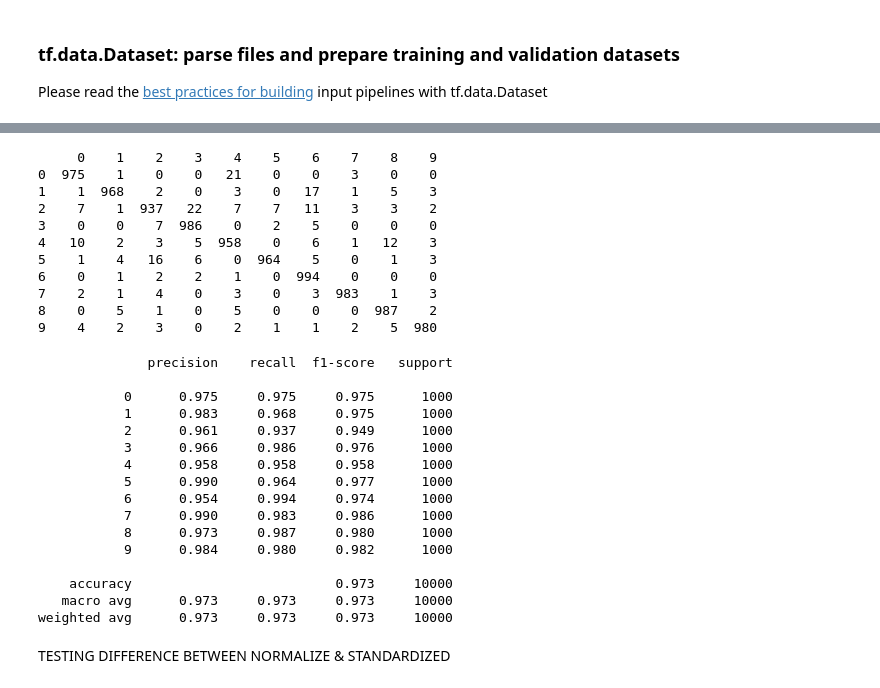
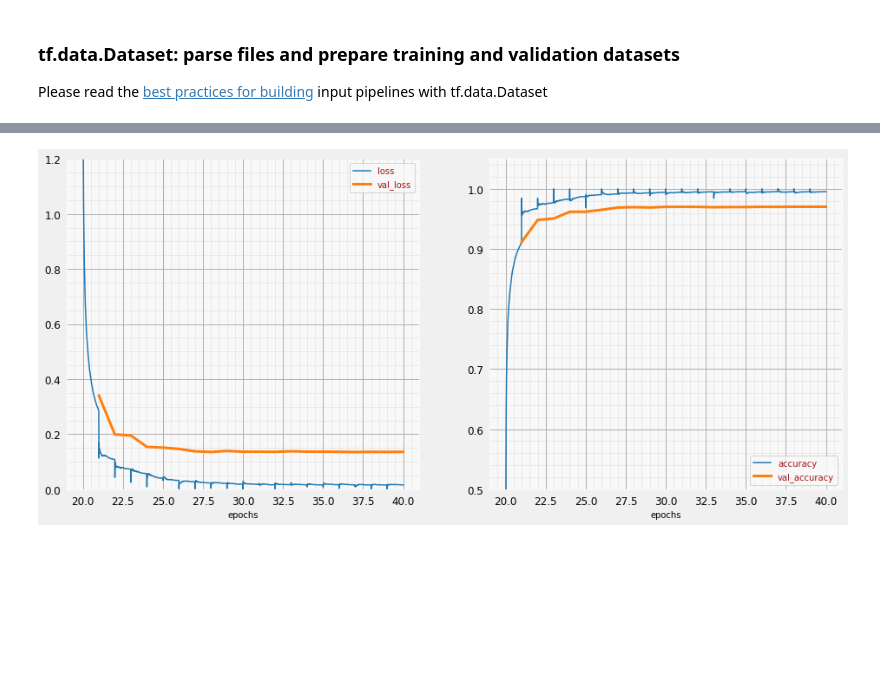
Before and after one commit to ChristianQian/Kuzushiji, a Jupyter notebook: keras_05_mnist_batch_norm.ipynb, the cells around one changed output, grey strips where cells are left out. Saved outputs shown, nothing was run; the diff lists cells and outputs as text; code cells hidden in the pictures; blank space fills up the shorter version.

```diff
--- a/keras_05_mnist_batch_norm.ipynb
+++ b/keras_05_mnist_batch_norm.ipynb
@@ -379,38 +660,8 @@ predicted_labels = np.argmax(probabilities, axis=1)
-# %%
-print(pd.DataFrame(metrics.confusion_matrix(valid_lab, predicted_labels)))
-# %% [output]
-     0    1    2    3    4    5    6    7    8    9
-0  975    1    0    0   21    0    0    3    0    0
-1    1  968    2    0    3    0   17    1    5    3
-2    7    1  937   22    7    7   11    3    3    2
-3    0    0    7  986    0    2    5    0    0    0
-4   10    2    3    5  958    0    6    1   12    3
-5    1    4   16    6    0  964    5    0    1    3
-6    0    1    2    2    1    0  994    0    0    0
-7    2    1    4    0    3    0    3  983    1    3
-8    0    5    1    0    5    0    0    0  987    2
-9    4    2    3    0    2    1    1    2    5  980
-# %%
-print(metrics.classification_report(valid_lab, predicted_labels, digits=3))
-# %% [output]
-              precision    recall  f1-score   support
-
-           0      0.975     0.975     0.975      1000
-           1      0.983     0.968     0.975      1000
-           2      0.961     0.937     0.949      1000
-           3      0.966     0.986     0.976      1000
-           4      0.958     0.958     0.958      1000
-           5      0.990     0.964     0.977      1000
-           6      0.954     0.994     0.974      1000
-           7      0.990     0.983     0.986      1000
-           8      0.973     0.987     0.980      1000
-           9      0.984     0.980     0.982      1000
-
-    accuracy                          0.973     10000
-   macro avg      0.973     0.973     0.973     10000
-weighted avg      0.973     0.973     0.973     10000
-# %% [markdown]
-TESTING DIFFERENCE BETWEEN NORMALIZE & STANDARDIZED
 # %%
 training_dataset = get_training_dataset(train_img, train_lab, BATCH_SIZE, True)
 validation_dataset = get_validation_dataset(valid_img, valid_lab, True)
+# %%
+#standardization
+(history, model) = trainmodel(training_dataset, validation_dataset, [3,6,6], [12, 24, 32], 20, False)
+# %% [output]
+[figure, added]
```
Also changed, not shown: parts of 39 cells of this notebook.
